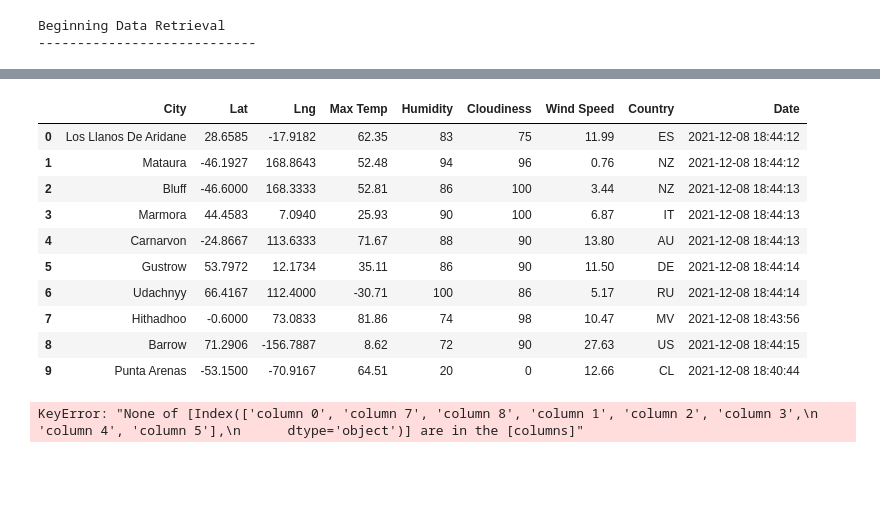
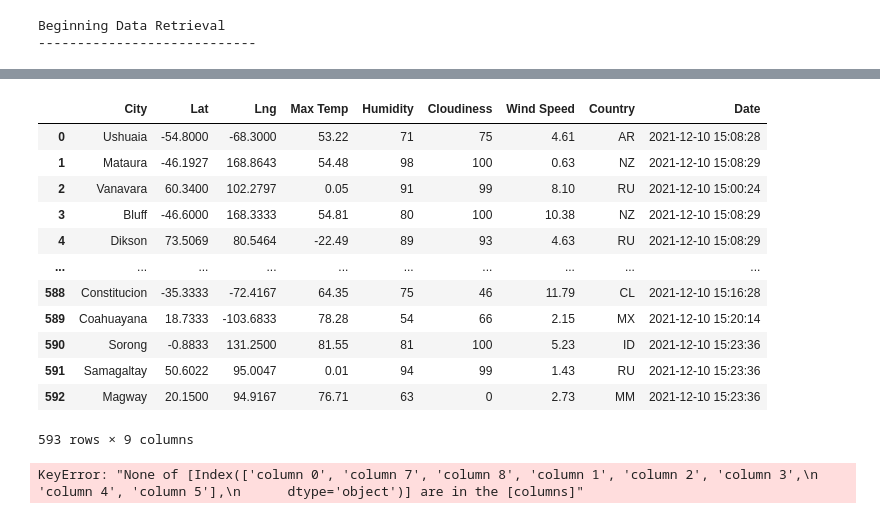
Before and after one commit to avhadrohini163/World_Weather_Analysis, a Jupyter notebook: WeatherPy.ipynb, the cells around one changed output, grey strips where cells are left out. Cells and saved outputs as stored; diff of their text form; code cells hidden in the pictures; blank space fills up the shorter version.

```diff
--- a/WeatherPy.ipynb
+++ b/WeatherPy.ipynb
@@ -129,19 +129,21 @@ Data Retrieval Complete...........
 # %%
 # Convert the array of dictionaries to a Pandas DataFrame.
 city_data_df = pd.DataFrame(city_data)
-city_data_df.head(10)
+city_data_df
 # %% [output]
 |  | City | Lat | Lng | Max Temp | Humidity | Cloudiness | Wind Speed | Country | Date |
-| 0 | Los Llanos De Aridane | 28.6585 | -17.9182 | 62.35 | 83 | 75 | 11.99 | ES | 2021-12-08 18:44:12 |
-| 1 | Mataura | -46.1927 | 168.8643 | 52.48 | 94 | 96 | 0.76 | NZ | 2021-12-08 18:44:12 |
-| 2 | Bluff | -46.6000 | 168.3333 | 52.81 | 86 | 100 | 3.44 | NZ | 2021-12-08 18:44:13 |
-| 3 | Marmora | 44.4583 | 7.0940 | 25.93 | 90 | 100 | 6.87 | IT | 2021-12-08 18:44:13 |
-| 4 | Carnarvon | -24.8667 | 113.6333 | 71.67 | 88 | 90 | 13.80 | AU | 2021-12-08 18:44:13 |
-| 5 | Gustrow | 53.7972 | 12.1734 | 35.11 | 86 | 90 | 11.50 | DE | 2021-12-08 18:44:14 |
-| 6 | Udachnyy | 66.4167 | 112.4000 | -30.71 | 100 | 86 | 5.17 | RU | 2021-12-08 18:44:14 |
-| 7 | Hithadhoo | -0.6000 | 73.0833 | 81.86 | 74 | 98 | 10.47 | MV | 2021-12-08 18:43:56 |
-| 8 | Barrow | 71.2906 | -156.7887 | 8.62 | 72 | 90 | 27.63 | US | 2021-12-08 18:44:15 |
-| 9 | Punta Arenas | -53.1500 | -70.9167 | 64.51 | 20 | 0 | 12.66 | CL | 2021-12-08 18:40:44 |
+| 0 | Ushuaia | -54.8000 | -68.3000 | 53.22 | 71 | 75 | 4.61 | AR | 2021-12-10 15:08:28 |
+| 1 | Mataura | -46.1927 | 168.8643 | 54.48 | 98 | 100 | 0.63 | NZ | 2021-12-10 15:08:29 |
+| 2 | Vanavara | 60.3400 | 102.2797 | 0.05 | 91 | 99 | 8.10 | RU | 2021-12-10 15:00:24 |
+| 3 | Bluff | -46.6000 | 168.3333 | 54.81 | 80 | 100 | 10.38 | NZ | 2021-12-10 15:08:29 |
+| 4 | Dikson | 73.5069 | 80.5464 | -22.49 | 89 | 93 | 4.63 | RU | 2021-12-10 15:08:29 |
+| ... | ... | ... | ... | ... | ... | ... | ... | ... | ... |
+| 588 | Constitucion | -35.3333 | -72.4167 | 64.35 | 75 | 46 | 11.79 | CL | 2021-12-10 15:16:28 |
+| 589 | Coahuayana | 18.7333 | -103.6833 | 78.28 | 54 | 66 | 2.15 | MX | 2021-12-10 15:20:14 |
+| 590 | Sorong | -0.8833 | 131.2500 | 81.55 | 81 | 100 | 5.23 | ID | 2021-12-10 15:23:36 |
+| 591 | Samagaltay | 50.6022 | 95.0047 | 0.01 | 94 | 99 | 1.43 | RU | 2021-12-10 15:23:36 |
+| 592 | Magway | 20.1500 | 94.9167 | 76.71 | 63 | 0 | 2.73 | MM | 2021-12-10 15:23:36 |
+593 rows × 9 columns
 # %%
 # Reorder the coulumns.
 #new_columns_order = ["column 0", "column 7", "column 8", "column 1", "column 2", "column 3", "column 4", "column 5"]
```
Also changed, not shown: parts of 2 cells of this notebook, 15 other files.
